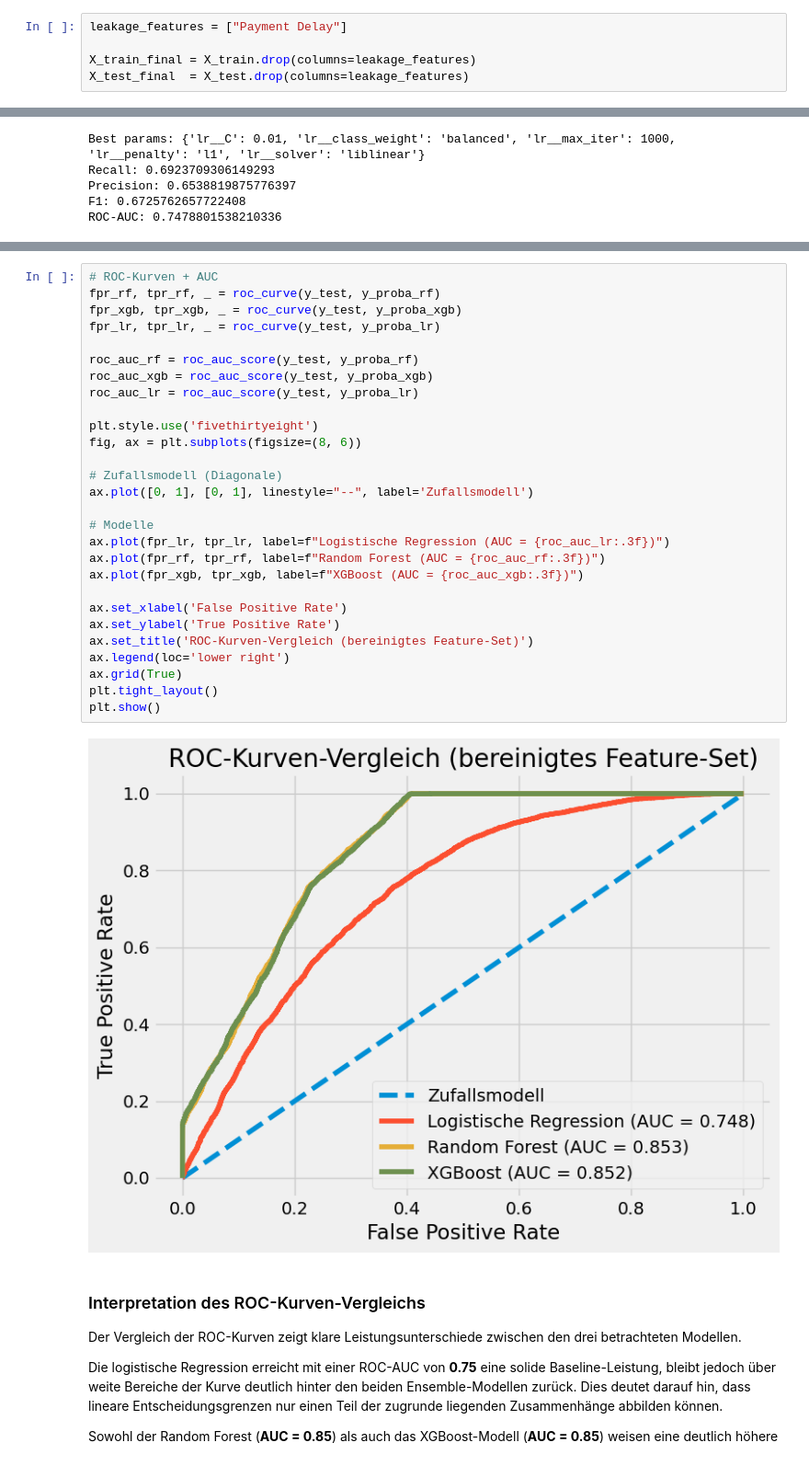
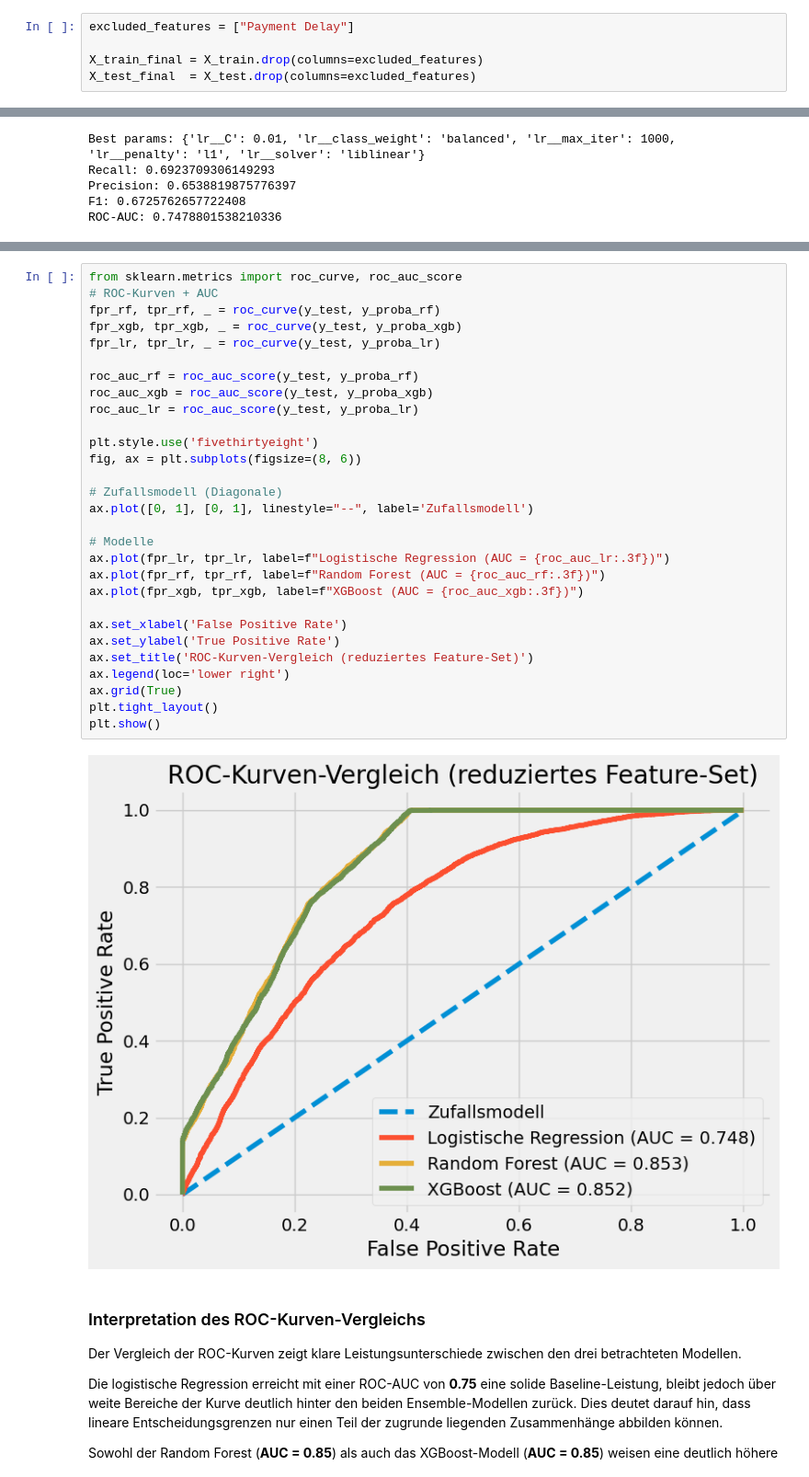
Before and after one commit to Iyad-Aljundi/customer_churn_prediction, a Jupyter notebook: customer_churn_prediction.ipynb, the cells around one changed output, grey strips where cells are left out. Shown at 92% size. Cells and saved outputs as stored; diff of their text form.

```diff
--- a/customer_churn_prediction.ipynb
+++ b/customer_churn_prediction.ipynb
@@ -642,8 +644,8 @@ Andere Merkmale wie `Support Calls`, `Tenure`, `Age`, `Usage Frequency` oder `La
 # %%
-leakage_features = ["Payment Delay"]
+excluded_features = ["Payment Delay"]
 
-X_train_final = X_train.drop(columns=leakage_features)
-X_test_final  = X_test.drop(columns=leakage_features)
+X_train_final = X_train.drop(columns=excluded_features)
+X_test_final  = X_test.drop(columns=excluded_features)
 # %%
 
 model_rf = RandomForestClassifier(
@@ -973,33 +979,34 @@ Alle Modelle basieren dabei auf dem gleichen bereinigten Feature-Set.
 # %%
+from sklearn.metrics import roc_curve, roc_auc_score
 # ROC-Kurven + AUC
 fpr_rf, tpr_rf, _ = roc_curve(y_test, y_proba_rf)
 fpr_xgb, tpr_xgb, _ = roc_curve(y_test, y_proba_xgb)
 fpr_lr, tpr_lr, _ = roc_curve(y_test, y_proba_lr)
 
 roc_auc_rf = roc_auc_score(y_test, y_proba_rf)
 roc_auc_xgb = roc_auc_score(y_test, y_proba_xgb)
 roc_auc_lr = roc_auc_score(y_test, y_proba_lr)
 
 plt.style.use('fivethirtyeight')
 fig, ax = plt.subplots(figsize=(8, 6))
 
 # Zufallsmodell (Diagonale)
 ax.plot([0, 1], [0, 1], linestyle="--", label='Zufallsmodell')
 
 # Modelle
 ax.plot(fpr_lr, tpr_lr, label=f"Logistische Regression (AUC = {roc_auc_lr:.3f})")
 ax.plot(fpr_rf, tpr_rf, label=f"Random Forest (AUC = {roc_auc_rf:.3f})")
 ax.plot(fpr_xgb, tpr_xgb, label=f"XGBoost (AUC = {roc_auc_xgb:.3f})")
 
 ax.set_xlabel('False Positive Rate')
 ax.set_ylabel('True Positive Rate')
-ax.set_title('ROC-Kurven-Vergleich (bereinigtes Feature-Set)')
+ax.set_title('ROC-Kurven-Vergleich (reduziertes Feature-Set)')
 ax.legend(loc='lower right')
 ax.grid(True)
 plt.tight_layout()
 plt.show()
 # %% [output]
-[figure, old version]
+[figure, new version]
 # %% [markdown]
 ### Interpretation des ROC-Kurven-Vergleichs
 
```
Also changed, not shown: parts of 10 cells of this notebook.
